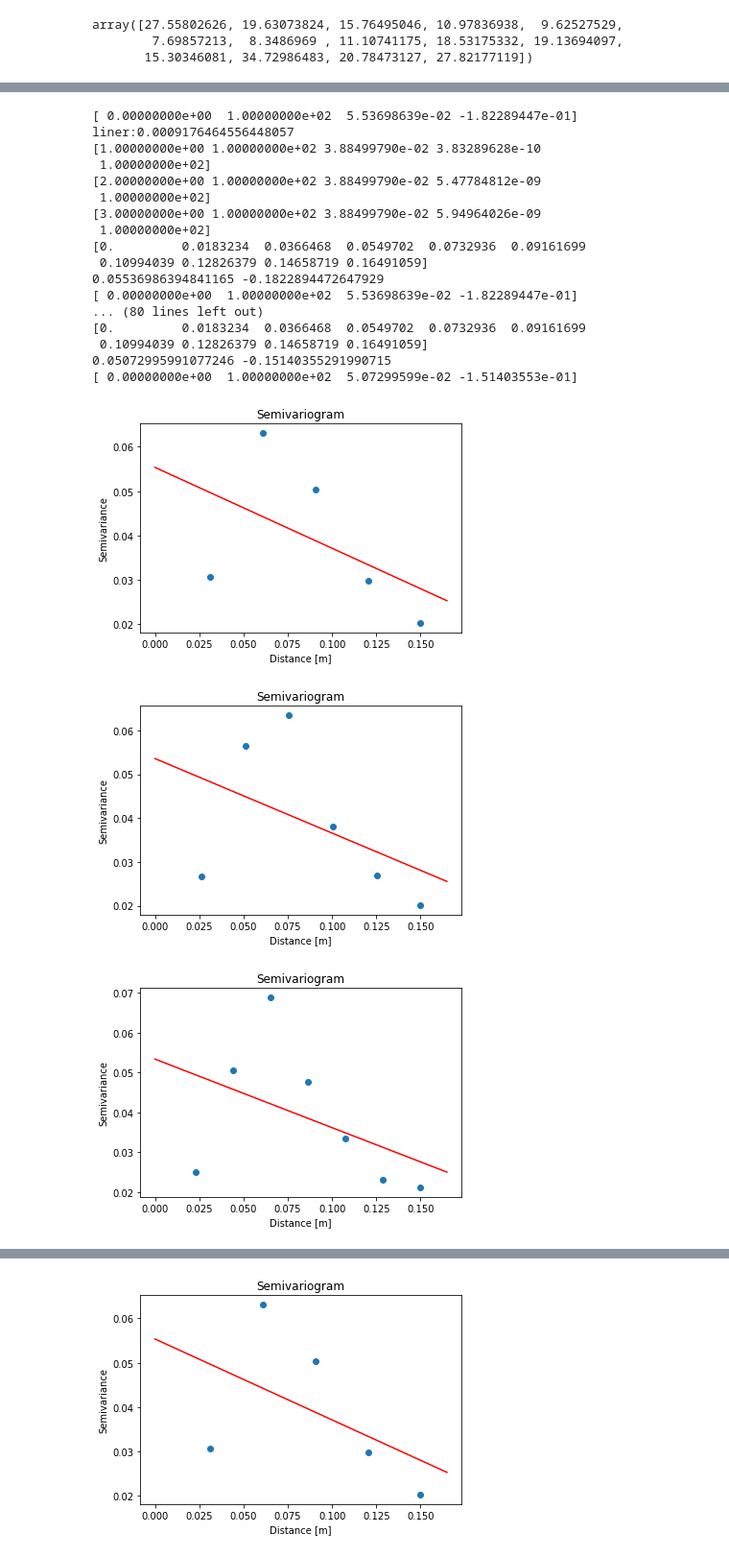
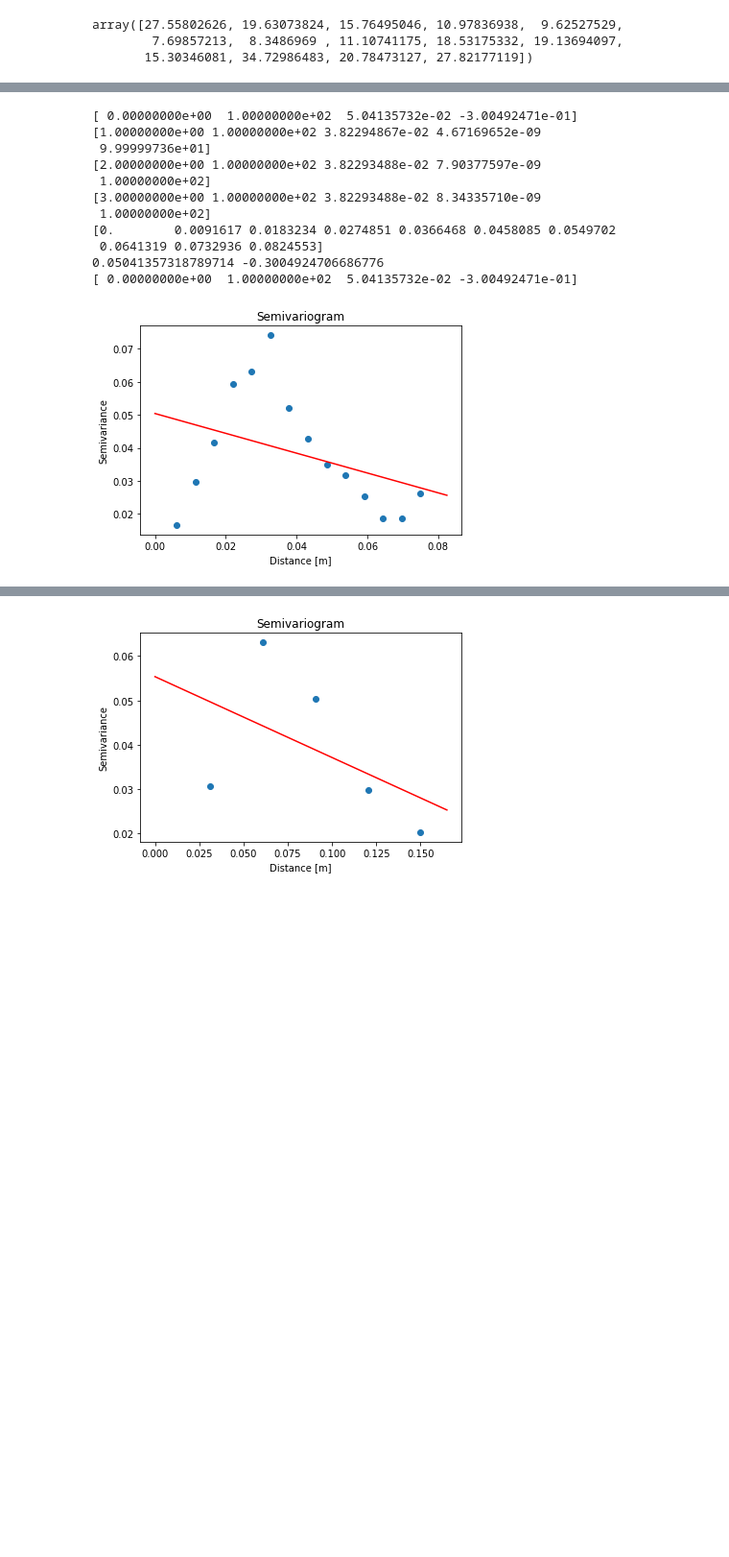
Before and after one commit to ryuya-ko/LDAT_LS_2019, a Jupyter notebook: code/python/kriging_imple.ipynb, the cells around one changed output, grey strips where cells are left out. Shown at 96% size. Saved outputs shown, nothing was run; the diff lists cells and outputs as text; code cells hidden in the pictures; blank space fills up the shorter version.

```diff
--- a/code/python/kriging_imple.ipynb
+++ b/code/python/kriging_imple.ipynb
@@ -48,23 +46,15 @@ print(var)
 # %%
-param, lag_num, fig = variogram.auto_vario(vario, range(5,13))
+param, lag_num, fig = variogram.auto_vario(vario, 14)
 # %% [output]
-[ 0.00000000e+00  1.00000000e+02  5.53698639e-02 -1.82289447e-01]
-liner:0.0009176464556448057
-[1.00000000e+00 1.00000000e+02 3.88499790e-02 3.83289628e-10
+[ 0.00000000e+00  1.00000000e+02  5.04135732e-02 -3.00492471e-01]
+[1.00000000e+00 1.00000000e+02 3.82294867e-02 4.67169652e-09
+ 9.99999736e+01]
+[2.00000000e+00 1.00000000e+02 3.82293488e-02 7.90377597e-09
  1.00000000e+02]
-[2.00000000e+00 1.00000000e+02 3.88499790e-02 5.47784812e-09
+[3.00000000e+00 1.00000000e+02 3.82293488e-02 8.34335710e-09
  1.00000000e+02]
-[3.00000000e+00 1.00000000e+02 3.88499790e-02 5.94964026e-09
- 1.00000000e+02]
-[0.         0.0183234  0.0366468  0.0549702  0.0732936  0.09161699
- 0.10994039 0.12826379 0.14658719 0.16491059]
-0.05536986394841165 -0.1822894472647929
-[ 0.00000000e+00  1.00000000e+02  5.53698639e-02 -1.82289447e-01]
-... (80 lines left out)
-[0.         0.0183234  0.0366468  0.0549702  0.0732936  0.09161699
- 0.10994039 0.12826379 0.14658719 0.16491059]
-0.05072995991077246 -0.15140355291990715
-[ 0.00000000e+00  1.00000000e+02  5.07299599e-02 -1.51403553e-01]
+[0.        0.0091617 0.0183234 0.0274851 0.0366468 0.0458085 0.0549702
+ 0.0641319 0.0732936 0.0824553]
+0.05041357318789714 -0.3004924706686776
+[ 0.00000000e+00  1.00000000e+02  5.04135732e-02 -3.00492471e-01]
-[figure, old version]
+[figure, new version]
-[figure, removed]
-[figure, removed]
```
Also changed, not shown: parts of 21 cells of this notebook.
